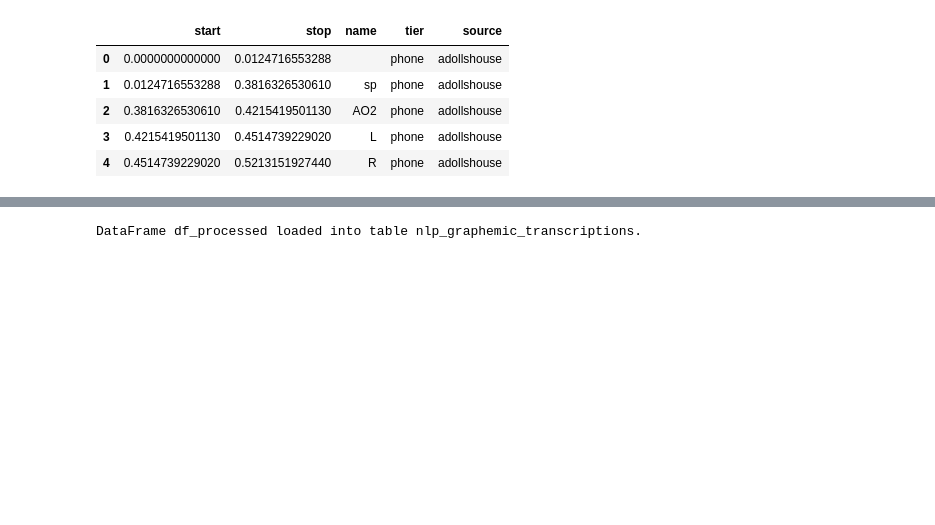
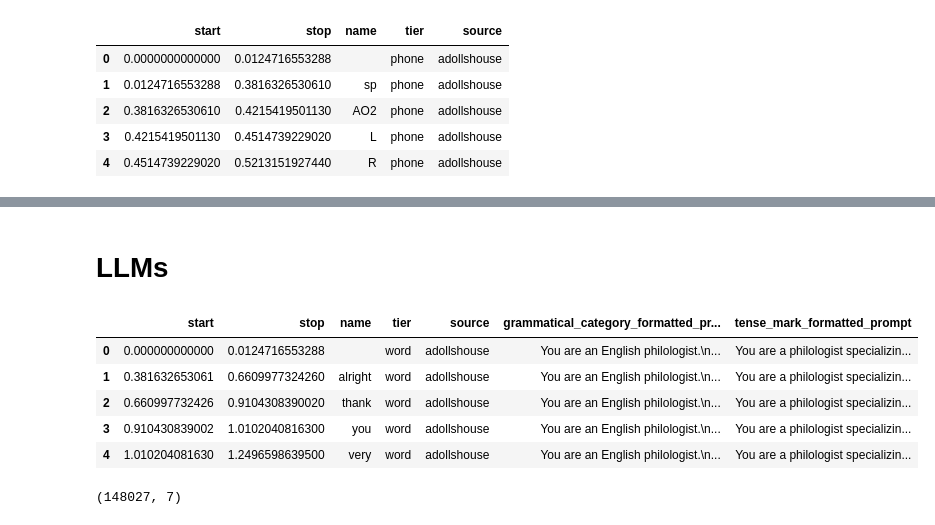
Before and after one commit to amontenegrot/master-thesis, a Jupyter notebook: notebooks/test.ipynb, the cells around one changed output, grey strips where cells are left out. Drawn from its saved outputs; the diff is of its cells as text; code cells hidden in the pictures; blank space fills up the shorter version.

```diff
--- a/notebooks/test.ipynb
+++ b/notebooks/test.ipynb
@@ -117,8 +66,11 @@ df_processed.reset_index(drop=True, inplace=True)
 df_processed.drop(['pos_tags'], axis=1, inplace=True)  # Especificar axis=1 para eliminar columnas
 
 load_dataframe_to_sqlite(
-    df_processed, DATABASE_FOLDER, 'nlp_graphemic_transcriptions',
-    if_exists='replace', df_name='df_processed'
+    df_processed,
+    DATABASE_FOLDER,
+    'nlp_graphemic_transcriptions',
+    if_exists='replace',
+    df_name='df_processed'
     )
-# %% [output]
-DataFrame df_processed loaded into table nlp_graphemic_transcriptions.
+# %% [markdown]
+# LLMs
@@ -124,0 +81,41 @@ DataFrame df_processed loaded into table nlp_graphemic_transcriptions.
+# %%
+# Approximation with GPT model
+grammatical_category_prompt_template = """You are an English philologist.
+Your task is to identify the grammatical category of the word '{word}'.
+The format of your answer must be only the grammatical category, in English, to which the word belongs (without answering anything else or including line breaks or periods)."""
+
+df_filtered['grammatical_category_formatted_prompt'] = grammatical_category_prompt_template
+
+llm_gpt = OllamaLLM(model='gemma3:27b')
+# %%
+# Approximation with reasoning model
+# lexical_field_prompt_template = """Temporal prompt template"""
+
+# df_filtered['lexical_field_formatted_prompt'] = lexical_field_prompt_template
+
+
+tense_mark_prompt_template = """You are a philologist specializing in current English.
+Your task will be to identify the word '{word}' contains linguistic marks (morphology or semantics) related to tense (past, present or future).
+The output format should be two paragraphs:
+The first paragraph should contain only the corresponding tense word or 'Does not apply' in case it does not correspond to any tense mark, i.e. only the values: 'past', 'present', 'future' and 'Does not apply'.
+The second paragraph should contain the explanation of why the word has a tense mark."""
+
+df_filtered['tense_mark_formatted_prompt'] = tense_mark_prompt_template
+
+llm_rm = OllamaLLM(model='deepseek-r1:8b')
+# %%
+df_filtered.dropna(subset=['name'])
+df_filtered.reset_index(drop=True, inplace=True)
+df_filtered.head()
+# %% [output]
+|  | start | stop | name | tier | source | grammatical_category_formatted_pr... | tense_mark_formatted_prompt |
+| 0 | 0.000000000000 | 0.0124716553288 |  | word | adollshouse | You are an English philologist.\n... | You are a philologist specializin... |
+| 1 | 0.381632653061 | 0.6609977324260 | alright | word | adollshouse | You are an English philologist.\n... | You are a philologist specializin... |
+| 2 | 0.660997732426 | 0.9104308390020 | thank | word | adollshouse | You are an English philologist.\n... | You are a philologist specializin... |
+| 3 | 0.910430839002 | 1.0102040816300 | you | word | adollshouse | You are an English philologist.\n... | You are a philologist specializin... |
+| 4 | 1.010204081630 | 1.2496598639500 | very | word | adollshouse | You are an English philologist.\n... | You are a philologist specializin... |
+# %%
+print(df_filtered.shape)
+df_filtered = df_filtered.sample(100).copy()
+# %% [output]
+(148027, 7)
```
Also changed, not shown: parts of 15 cells of this notebook, 2 other files.
